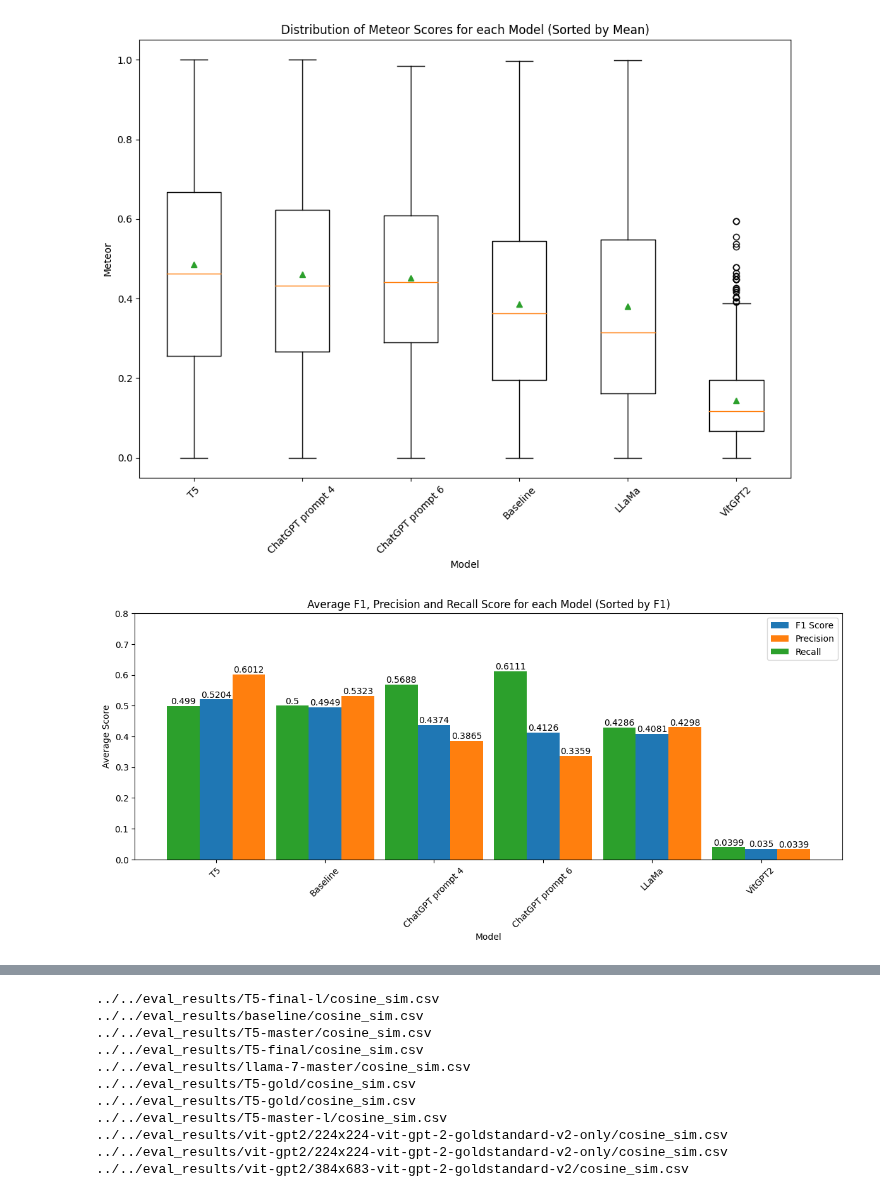
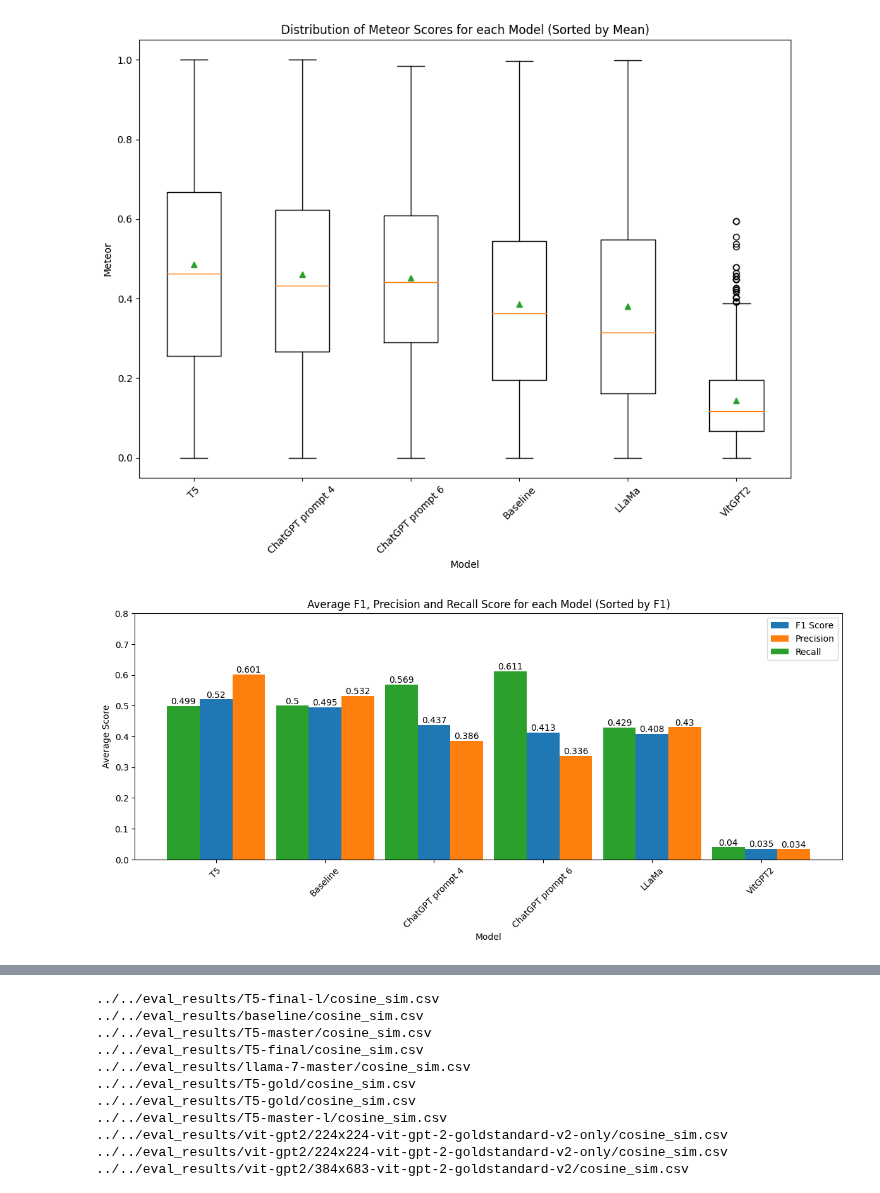
Before and after one commit to Ankinator/ankinator-flashcard-models, a Jupyter notebook: notebooks/evaluation/evaluation_plots.ipynb, the cells around one changed output, grey strips where cells are left out. Cells and saved outputs as stored; diff of their text form; code cells hidden in the pictures.

Commit message:
Update result plots

```diff
--- a/notebooks/evaluation/evaluation_plots.ipynb
+++ b/notebooks/evaluation/evaluation_plots.ipynb
@@ -108,37 +108,37 @@ sorted_average_similarities = [average_similarities[i] for i in sort_indices]
 sorted_average_p = [avg_ps[i] for i in sort_indices]
 sorted_average_r = [avg_rs[i] for i in sort_indices]
 
 bar_width = 0.3
 index = np.arange(len(sorted_model_names))
 
 # Plotting the bar chart
 plt.figure(figsize=(12,6))
 plt.bar(index, sorted_average_similarities, bar_width, label="F1 Score")
 plt.bar(index + bar_width, sorted_average_p, bar_width, label="Precision")
 plt.bar(index - bar_width, sorted_average_r, bar_width, label="Recall")
 plt.xlabel("Model")
 plt.ylabel("Average Score")
 plt.title("Average F1, Precision and Recall Score for each Model (Sorted by F1)")
 plt.xticks(index, sorted_model_names, rotation=90)
 # Add numerical values to each bar
 for i, v in enumerate(sorted_average_similarities):
-    plt.text(i, v, str(round(v, 4)), ha="center", va="bottom")
+    plt.text(i, v, str(round(v, 3)), ha="center", va="bottom")
 
 for i, v in enumerate(sorted_average_p):
-    plt.text(i + bar_width, v, str(round(v, 4)), ha="center", va="bottom")
+    plt.text(i + bar_width, v, str(round(v, 3)), ha="center", va="bottom")
 
 for i, v in enumerate(sorted_average_r):
-    plt.text(i - bar_width, v, str(round(v, 4)), ha="center", va="bottom")
+    plt.text(i - bar_width, v, str(round(v, 3)), ha="center", va="bottom")
 
 plt.ylim(0, 0.8)
 
 plt.tight_layout()
 plt.legend()
 plt.xticks(rotation=45)
 plt.savefig("plots/overall_traditional_scores_f1_barplot.png", dpi=150)
 plt.show()
 # %% [output]
-[figure, old version]
+[figure, new version]
 # %%
 model_names = []
 sum_punctuation = []
```
Also changed, not shown: parts of 2 cells of this notebook, 3 other files.
